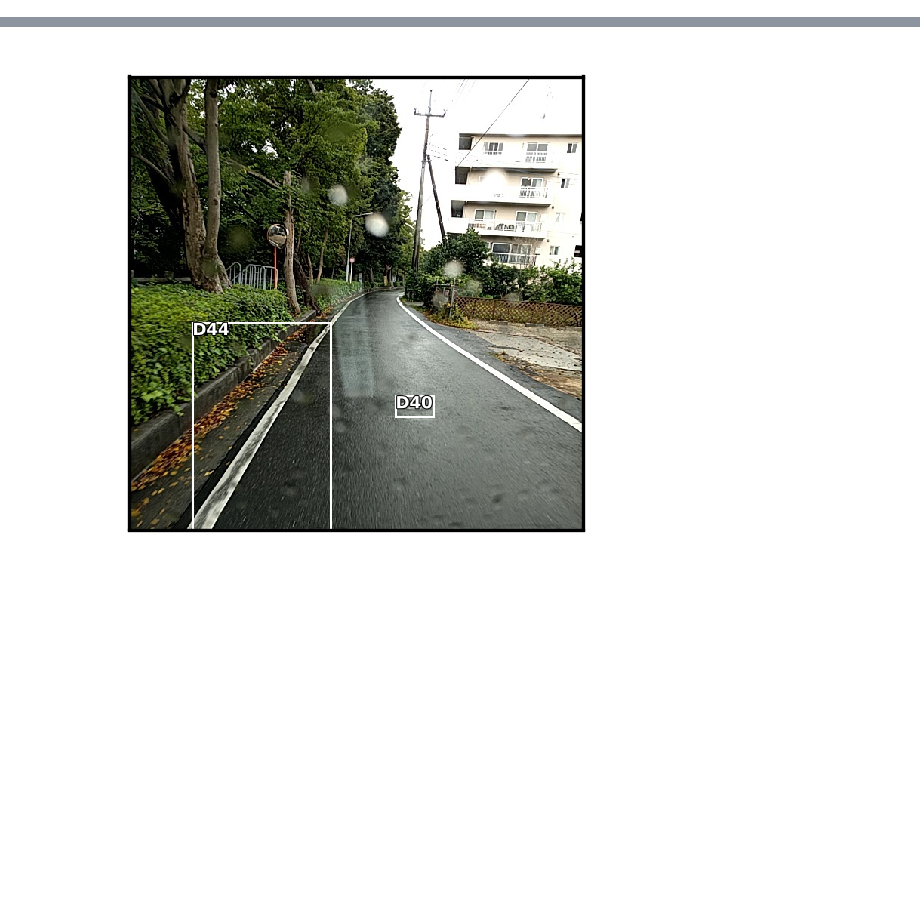
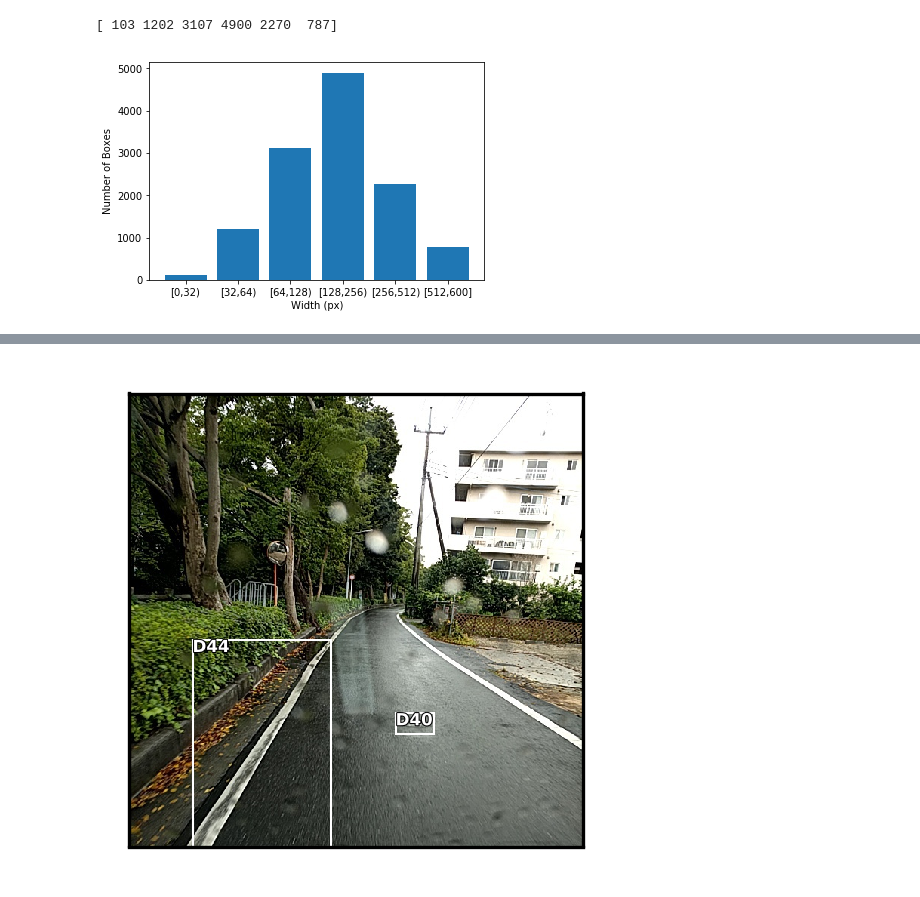
Before and after one commit to deepditch/deep.lib, a Jupyter notebook: RoadDamageData.ipynb, the cells around one changed output, grey strips where cells are left out. Drawn from its saved outputs; the diff is of its cells as text; code cells hidden in the pictures; blank space fills up the shorter version.

```diff
--- a/RoadDamageData.ipynb
+++ b/RoadDamageData.ipynb
@@ -57,3 +54,13 @@ for file in train_files:
 df = pd.DataFrame(train_data, columns=['filename', 'width', 'height', 'class', 'xmin', 'ymin', 'xmax', 'ymax'])
 # %%
 df.to_csv(DATA_PATH/'data.csv')
+# %%
+widths = []
+heights = []
+ratios = []
+for box in train_data:
+    width = int(box['xmax']) - int(box['xmin'])
+    height = int(box['ymax']) - int(box['ymin'])
+    widths.append(width)
+    heights.append(height)
+    ratios.append(width/height)
@@ -59,0 +87,15 @@ df.to_csv(DATA_PATH/'data.csv')
+# %%
+hist, buckets = np.histogram(widths, [0, 32, 64, 128, 256, 512, 600])
+print(hist)
+labels = ["", "[0,32)", "[32,64)", "[64,128)", "[128,256)", "[256,512)", "[512,600]"]
+y_pos = np.arange(len(hist))
+fig, ax = plt.subplots(figsize=(6,4))
+ax.bar(y_pos, hist)
+ax.set_xticklabels(labels)
+ax.set_ylabel('Number of Boxes')
+ax.set_xlabel('Width (px)')
+# ax.set_title('Bounding box width distribution')
+fig.savefig('widths.png')
+# %% [output]
+[ 103 1202 3107 4900 2270  787]
+[figure, added]
```
Also changed, not shown: parts of 6 cells of this notebook, 12 other files.
